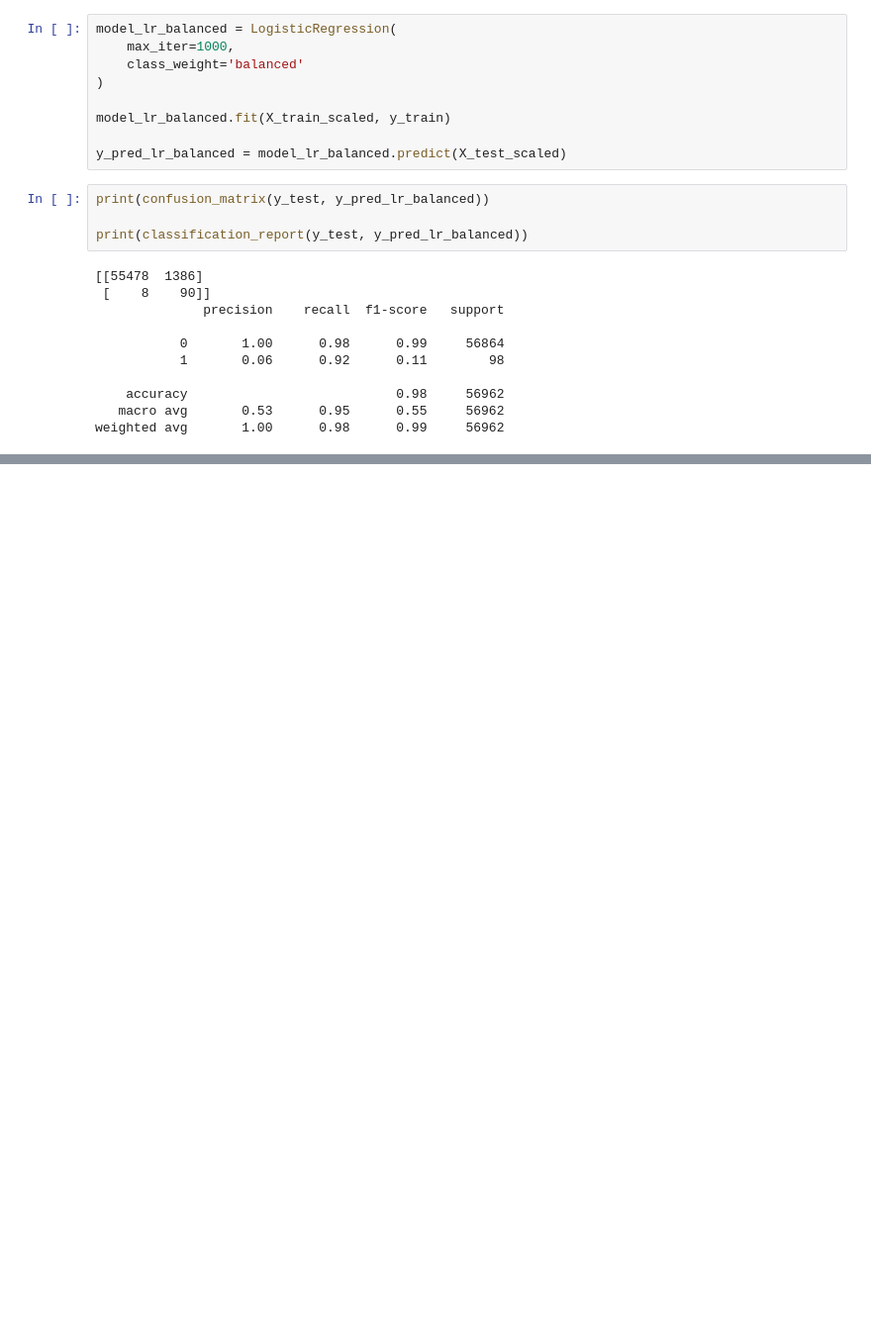
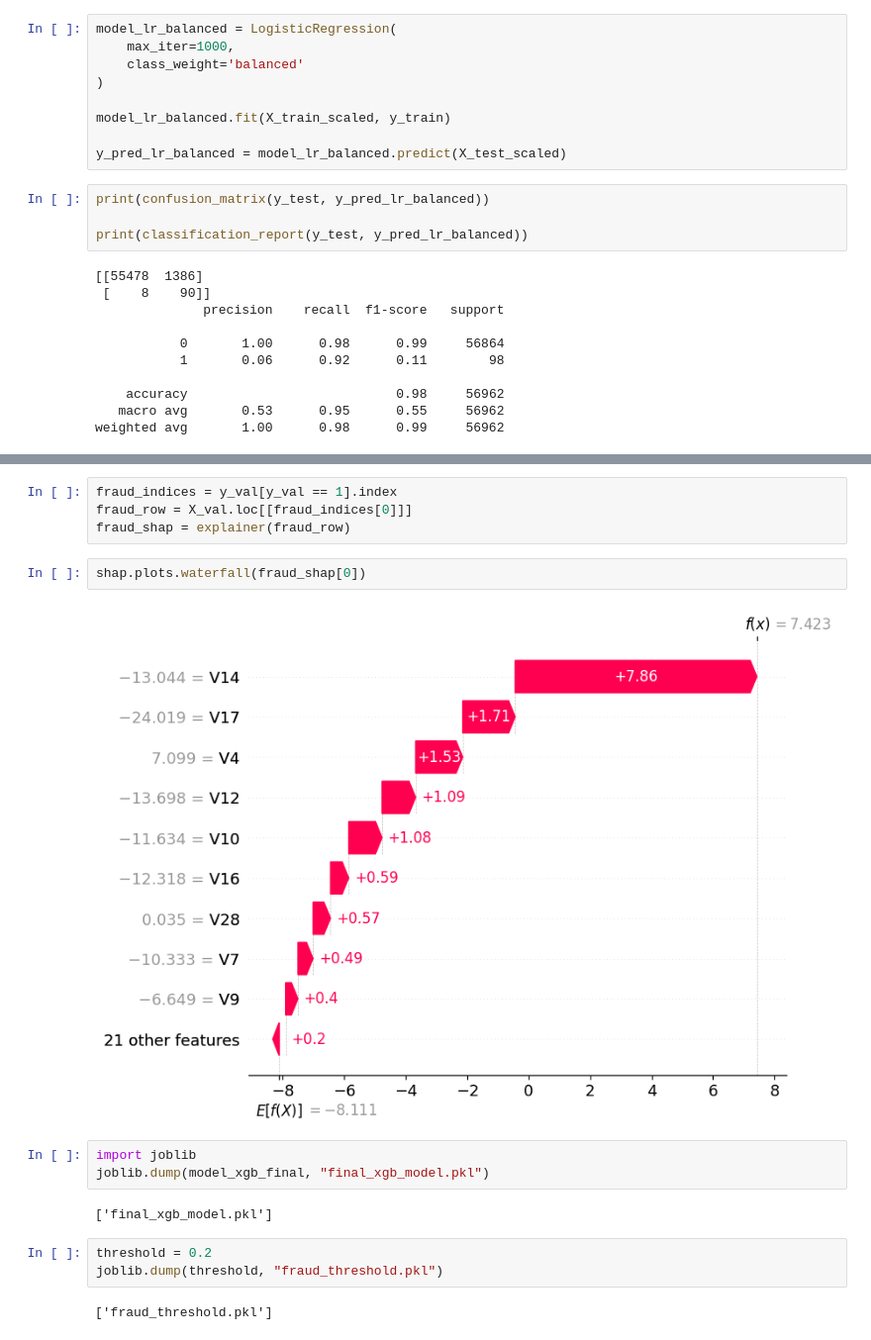
Before and after one commit to ducks5257/Financial-fraud-detection-, a Jupyter notebook: notebooks/data-understanding.ipynb, the cells around one changed output, grey strips where cells are left out. Shown at 99% size. Cells and saved outputs as stored; diff of their text form; blank space fills up the shorter version.

```diff
--- a/notebooks/data-understanding.ipynb
+++ b/notebooks/data-understanding.ipynb
@@ -331,0 +592,18 @@ weighted avg       1.00      0.98      0.99     56962
+# %%
+fraud_indices = y_val[y_val == 1].index
+fraud_row = X_val.loc[[fraud_indices[0]]]
+fraud_shap = explainer(fraud_row)
+# %%
+shap.plots.waterfall(fraud_shap[0])
+# %% [output]
+[figure, added]
+# %%
+import joblib
+joblib.dump(model_xgb_final, "final_xgb_model.pkl")
+# %% [output]
+['final_xgb_model.pkl']
+# %%
+threshold = 0.2
+joblib.dump(threshold, "fraud_threshold.pkl")
+# %% [output]
+['fraud_threshold.pkl']
```
Also changed, not shown: parts of 26 cells of this notebook.
